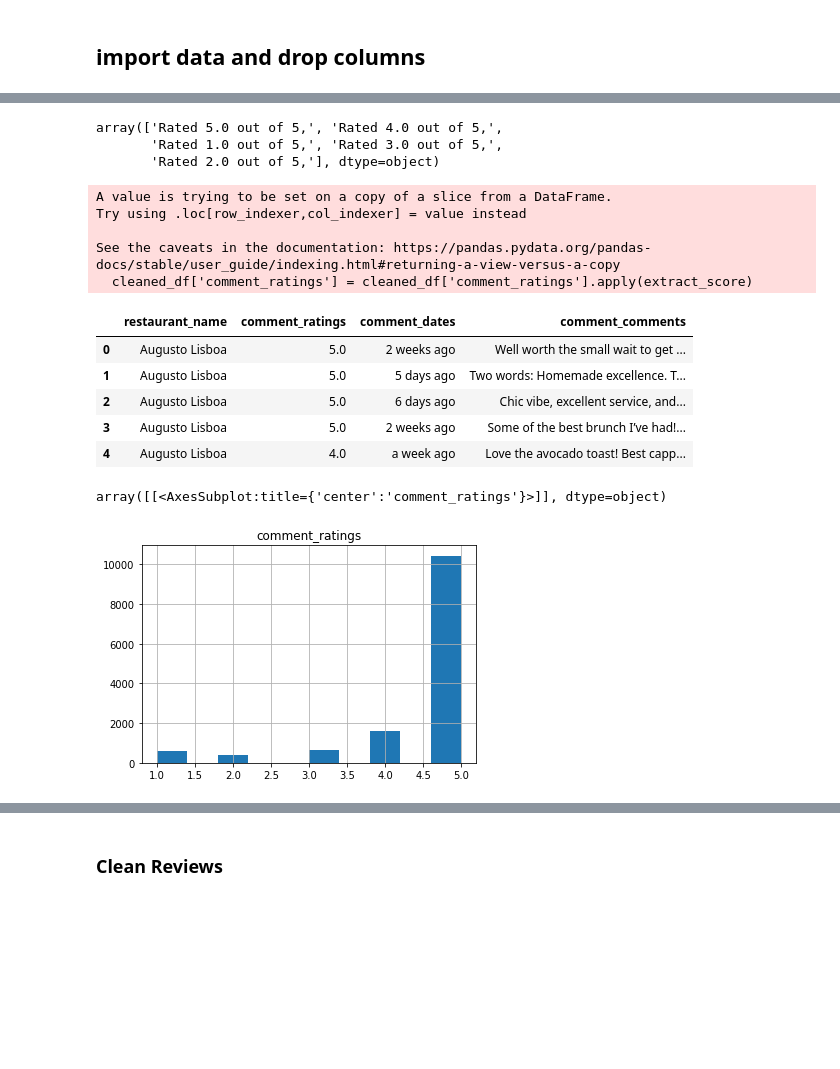
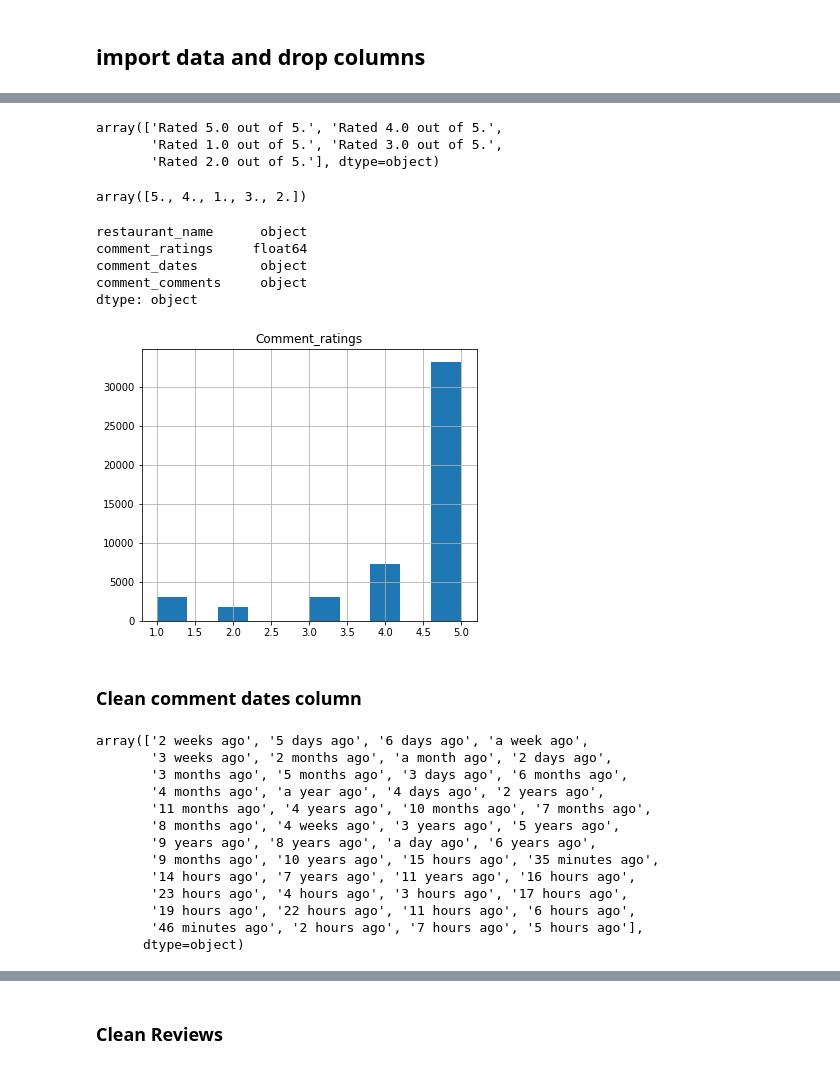
Before and after one commit to MalouO/small_business, a Jupyter notebook: notebooks/google_reviews_NLP.ipynb, the cells around one changed output, grey strips where cells are left out. Saved outputs shown, nothing was run; the diff lists cells and outputs as text; code cells hidden in the pictures; blank space fills up the shorter version.

Commit message:
merging with restaurants

```diff
--- a/notebooks/google_reviews_NLP.ipynb
+++ b/notebooks/google_reviews_NLP.ipynb
@@ -11,4 +11,4 @@ from sklearn.naive_bayes import MultinomialNB
 # %% [markdown]
 ## import data and drop columns
 # %%
-df = pd.read_csv("../raw_data/reviews_clean.csv")
+df = pd.read_csv("../raw_data/reviews_clean_1_12.csv")
@@ -47,2 +31,0 @@ df_restaurants.shape
-# %%
-df = pd.read_csv("../raw_data/reviews_clean.csv")
@@ -71,0 +32,4 @@ cleaned_df.shape
+# %%
+cleaned_df = df.dropna()
+cleaned_df = cleaned_df.reset_index(drop=True)
+cleaned_df.shape
@@ -74,31 +40,48 @@ cleaned_df.shape
 # %%
 cleaned_df.comment_ratings.unique()
 # %% [output]
-array(['Rated 5.0 out of 5,', 'Rated 4.0 out of 5,',
-       'Rated 1.0 out of 5,', 'Rated 3.0 out of 5,',
-       'Rated 2.0 out of 5,'], dtype=object)
+array(['Rated 5.0 out of 5.', 'Rated 4.0 out of 5.',
+       'Rated 1.0 out of 5.', 'Rated 3.0 out of 5.',
+       'Rated 2.0 out of 5.'], dtype=object)
 # %%
 def extract_score(series):
     return float(series[6:9])
 # %%
 cleaned_df['comment_ratings'] = cleaned_df['comment_ratings'].apply(extract_score)
-# %% [output]
-A value is trying to be set on a copy of a slice from a DataFrame.
-Try using .loc[row_indexer,col_indexer] = value instead
-
-See the caveats in the documentation: https://pandas.pydata.org/pandas-docs/stable/user_guide/indexing.html#returning-a-view-versus-a-copy
-  cleaned_df['comment_ratings'] = cleaned_df['comment_ratings'].apply(extract_score)
 # %%
-cleaned_df.head()
+cleaned_df.comment_ratings.unique()
 # %% [output]
-|  | restaurant_name | comment_ratings | comment_dates | comment_comments |
-| 0 | Augusto Lisboa | 5.0 | 2 weeks ago | Well worth the small wait to get ... |
-| 1 | Augusto Lisboa | 5.0 | 5 days ago | Two words: Homemade excellence. T... |
-| 2 | Augusto Lisboa | 5.0 | 6 days ago | Chic vibe, excellent service, and... |
-| 3 | Augusto Lisboa | 5.0 | 2 weeks ago | Some of the best brunch I’ve had!... |
-| 4 | Augusto Lisboa | 4.0 | a week ago | Love the avocado toast! Best capp... |
+array([5., 4., 1., 3., 2.])
+# %%
+cleaned_df.dtypes
+# %% [output]
+restaurant_name      object
+comment_ratings     float64
+comment_dates        object
+comment_comments     object
+dtype: object
 # %%
-cleaned_df.hist()
+plt.figure(figsize=(6,5))
+plt.title("Comment_ratings")
+plt.grid()
+plt.hist(cleaned_df.comment_ratings);
 # %% [output]
-array([[<AxesSubplot:title={'center':'comment_ratings'}>]], dtype=object)
-[figure, old version]
+[figure, new version]
+# %% [markdown]
+### Clean comment dates column
+# %%
+cleaned_df.comment_dates.unique()
+# %% [output]
+array(['2 weeks ago', '5 days ago', '6 days ago', 'a week ago',
+       '3 weeks ago', '2 months ago', 'a month ago', '2 days ago',
+       '3 months ago', '5 months ago', '3 days ago', '6 months ago',
+       '4 months ago', 'a year ago', '4 days ago', '2 years ago',
+       '11 months ago', '4 years ago', '10 months ago', '7 months ago',
+       '8 months ago', '4 weeks ago', '3 years ago', '5 years ago',
+       '9 years ago', '8 years ago', 'a day ago', '6 years ago',
+       '9 months ago', '10 years ago', '15 hours ago', '35 minutes ago',
+       '14 hours ago', '7 years ago', '11 years ago', '16 hours ago',
+       '23 hours ago', '4 hours ago', '3 hours ago', '17 hours ago',
+       '19 hours ago', '22 hours ago', '11 hours ago', '6 hours ago',
+       '46 minutes ago', '2 hours ago', '7 hours ago', '5 hours ago'],
+      dtype=object)
```
Also changed, not shown: parts of 55 cells of this notebook.
